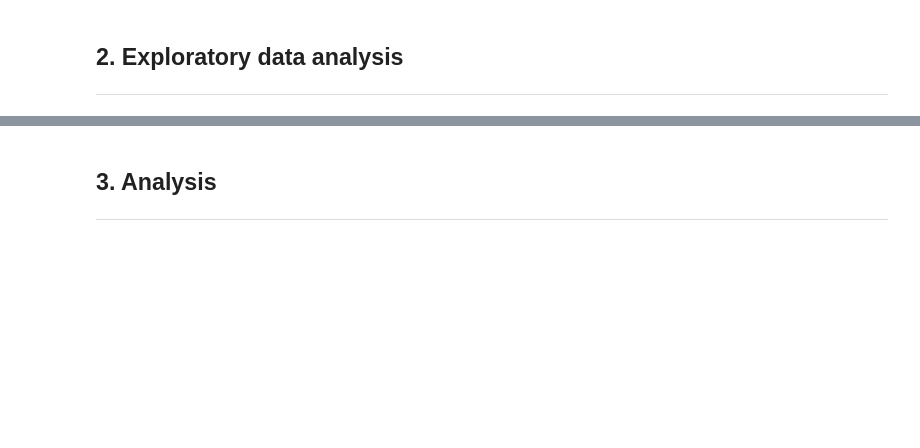
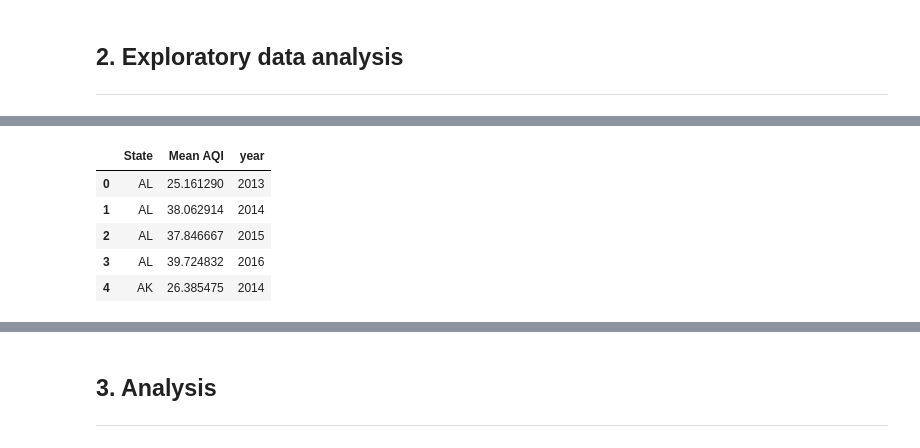
Before and after one commit to tphamdo/US-Pollution-dataset, a Jupyter notebook: US_Pollution.ipynb, the cells around one changed output, grey strips where cells are left out. Drawn from its saved outputs; the diff is of its cells as text; code cells hidden in the pictures; blank space fills up the shorter version.

```diff
--- a/US_Pollution.ipynb
+++ b/US_Pollution.ipynb
@@ -122,0 +273,15 @@ df.head()
+# %%
+df_years = df.copy()
+df_years = df_years.groupby(['State', df_years['Date Local'].dt.year.values]).mean().reset_index()
+df_years = df_years.rename(columns={'level_1': 'year', 'AQI': 'Mean AQI'})
+# df_years['Year'] = df_years['Date Local'].dt.year.values()
+df_years = df_years[['State','Mean AQI', 'year']]
+df_years['State'] = df_years['State'].map(us_state_abbrev)
+df_years.head()
+# %% [output]
+|  | State | Mean AQI | year |
+| 0 | AL | 25.161290 | 2013 |
+| 1 | AL | 38.062914 | 2014 |
+| 2 | AL | 37.846667 | 2015 |
+| 3 | AL | 39.724832 | 2016 |
+| 4 | AK | 26.385475 | 2014 |
```
Also changed, not shown: parts of 17 cells of this notebook, 1 other file.
